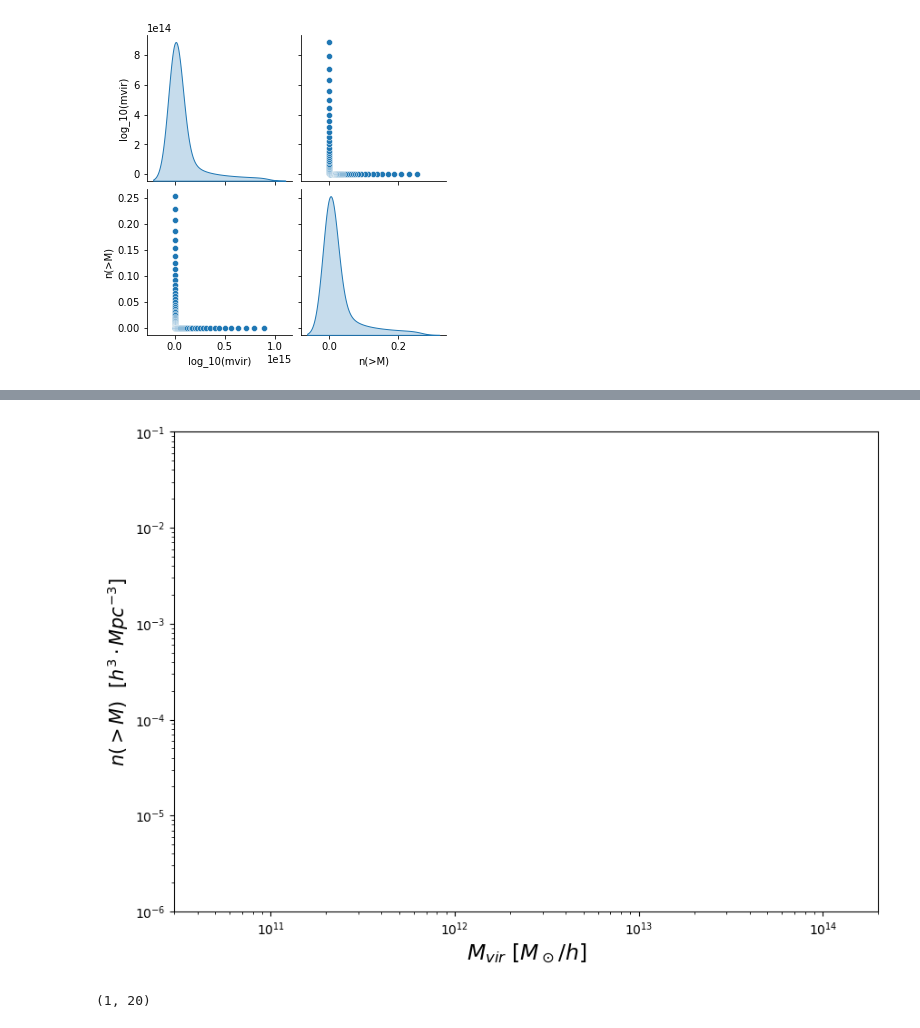
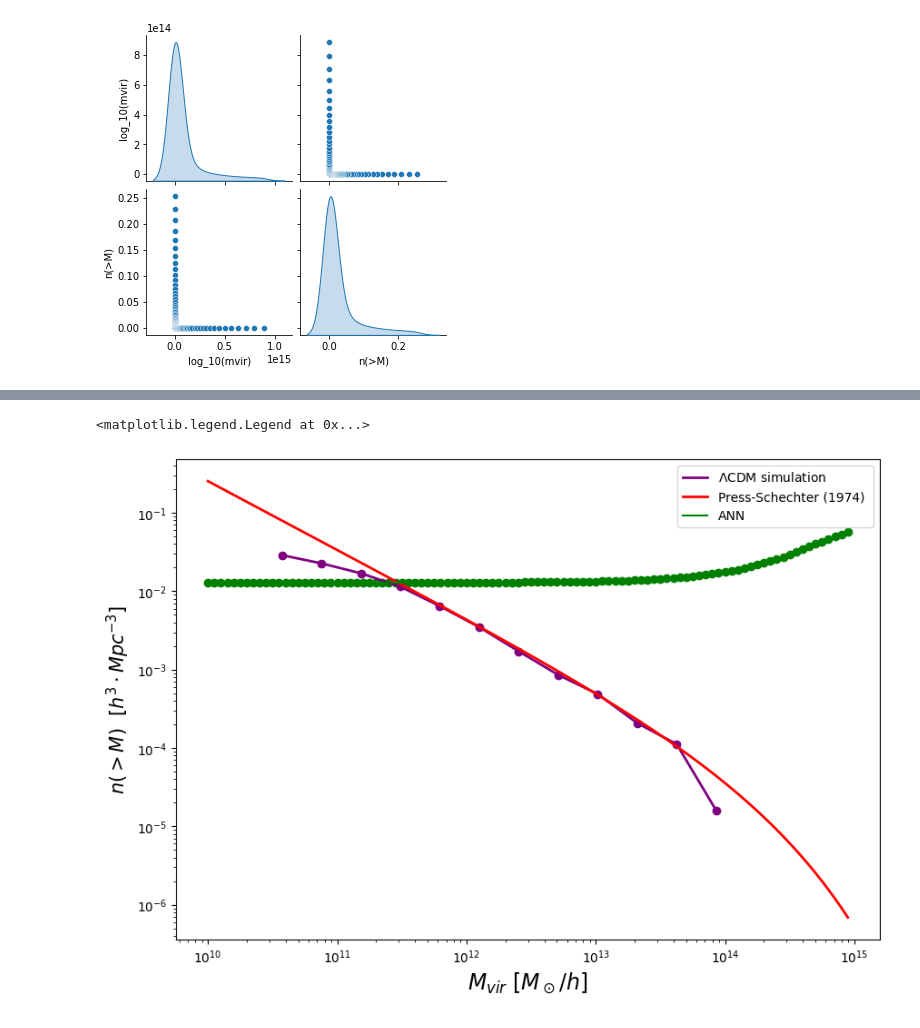
Before and after one commit to igomezv/ANN_Nbody, a Jupyter notebook: HMF_NEW_NN.ipynb, the cells around one changed output, grey strips where cells are left out. Saved outputs shown, nothing was run; the diff lists cells and outputs as text; code cells hidden in the pictures.

```diff
--- a/HMF_NEW_NN.ipynb
+++ b/HMF_NEW_NN.ipynb
@@ -158,3 +142,8 @@ n_nodes3 = 150
+# %%
+dropout = 0.01
+n_nodes1 = 100
+n_nodes2 = 100
+n_nodes3 = 200
 # %%
 neural_model = ann_model(n_nodes1=n_nodes1, n_nodes2=n_nodes2, n_nodes3=n_nodes3,
                         dropout=dropout)
@@ -168,9 +157,9 @@ lrdecay = tf.keras.callbacks.ReduceLROnPlateau(monitor='val_loss',
 callbacks = [estop, lrdecay]
 
 neural_model_history = neural_model.fit(X_train,
-                                      y_train,
-                                      epochs=120,
-                                      batch_size=5,
-                                      validation_data=(X_val,y_val),
-                                      verbose=1)#, #callbacks=callbacks)
+                                        y_train,
+                                        epochs=100,
+                                        batch_size=1,
+                                        validation_data=(X_val,y_val),
+                                        verbose=1)#, #callbacks=callbacks)
 # %% [output]
@@ -262,5 +205,0 @@ array([[-0.42998356],
-# %%
-lcdm = pd.read_csv('lcdm_counts.dat')
-#df.drop(['B', 'C'], axis=1)
-lcdm = lcdm.drop(['Unnamed: 0'], axis = 1)
-lcdm
@@ -291,45 +206,28 @@ array([[0.00065454],
 # %%
-
-
 plt.figure(figsize=(10, 7), dpi=100)
 
 plt.yscale('log')
 plt.xscale('log')
 
+# LCDM
 plt.scatter(10**lcdm['log_10(M200c)'], lcdm['n(>M)'], c = 'purple')
-#plt.plot(10**lcdm['log_10(M200c)'], lcdm['n(>M)'], c = 'purple', linestyle = '--', linewidth = 2, label = '$\Lambda$CDM simulation')
 plt.plot(10**lcdm['log_10(M200c)'], lcdm['n(>M)'], c = 'purple', linewidth=2, label='$\Lambda$CDM simulation')
 
+# Simulacion
+plt.plot(xsim, ysim, 'r',label='Press-Schechter (1974) ',linewidth=2)
 
-#planck = np.loadtxt('/home/jazhiel/ML_Notebooks/YT_ensayo/Rockstar/LCDM/all_plots/mVector_PLANCK-SMT .txt')
-#plt.plot(planck[:,0], planck[:,8], 'g', label='Tinker (2008)', linewidth=2)
-
-profile = np.loadtxt('/home/jazhiel/ML_Notebooks/YT_ensayo/Rockstar/LCDM/all_plots/mVector_SIMULATION .txt')
-plt.plot(profile[:,0],profile[:,8],'r',label='Press-Schechter (1974) ',linewidth=2)
-#plt.legend(loc=0, prop={'size': 14})
-
-plt.scatter(x_test_sort.T,ypred2_sort.T)
-plt.plot(x_test_sort.T,ypred2_sort.T)
-#plt.scatter(x_test_sort.T,ypred2_sort.T[:,1])
-#plt.plot(x_test_sort.T,ypred2_sort.T[:,1])
-#plt.scatter(x_test_sort.T,ypred2_sort.T[:,2])
-#plt.plot(x_test_sort.T,ypred2_sort.T[:,2])
-#plt.scatter(x_test_sort.T,ypred2_sort.T[:,3])
-#plt.plot(x_test_sort.T,ypred2_sort.T[:,3])
-#plt.scatter(x_test_sort.T,ypred2_sort.T[:,4])
-#plt.plot(x_test_sort.T,ypred2_sort.T[:,4])
-
+# ANN
+pred = neural_model.predict(xscaler.transform(xsim.reshape(-1,1)))
+y_predictions = yscaler.inverse_transform(pred.reshape(-1,1))
+plt.scatter(xsim,y_predictions, c='green')
+plt.plot(xsim,y_predictions, c='green', label='ANN')
 
 plt.xlabel('$M_{vir}$ $[M_\odot/h]$',fontsize=17)
-plt.ylabel('$n(>M)$  $[h^3 \cdot Mpc^{-3}]$',fontsize=15)
+plt.ylabel('$n(>M)$  $[h^3 \cdot Mpc^{-3}]$',fontsize=15,)
 
-plt.xlim([3.e10,2.e14])
-plt.ylim([1.e-6,1.e-1])
-#plt.savefig('/home/jazhiel/Escritorio/Maestria/Machine_Learning/IMG_Tesis/HMF_SFDM_extended.png')
-plt.show()
+plt.legend()
+# plt.xlim([3.e10,2.e14])
+# plt.ylim([1.e-6,1.e-1])
 # %% [output]
+<matplotlib.legend.Legend at 0x...>
-[figure, old version]
+[figure, new version]
-# %%
-x_test_sort.shape
-# %% [output]
-(1, 20)
```
Also changed, not shown: parts of 20 cells of this notebook.
